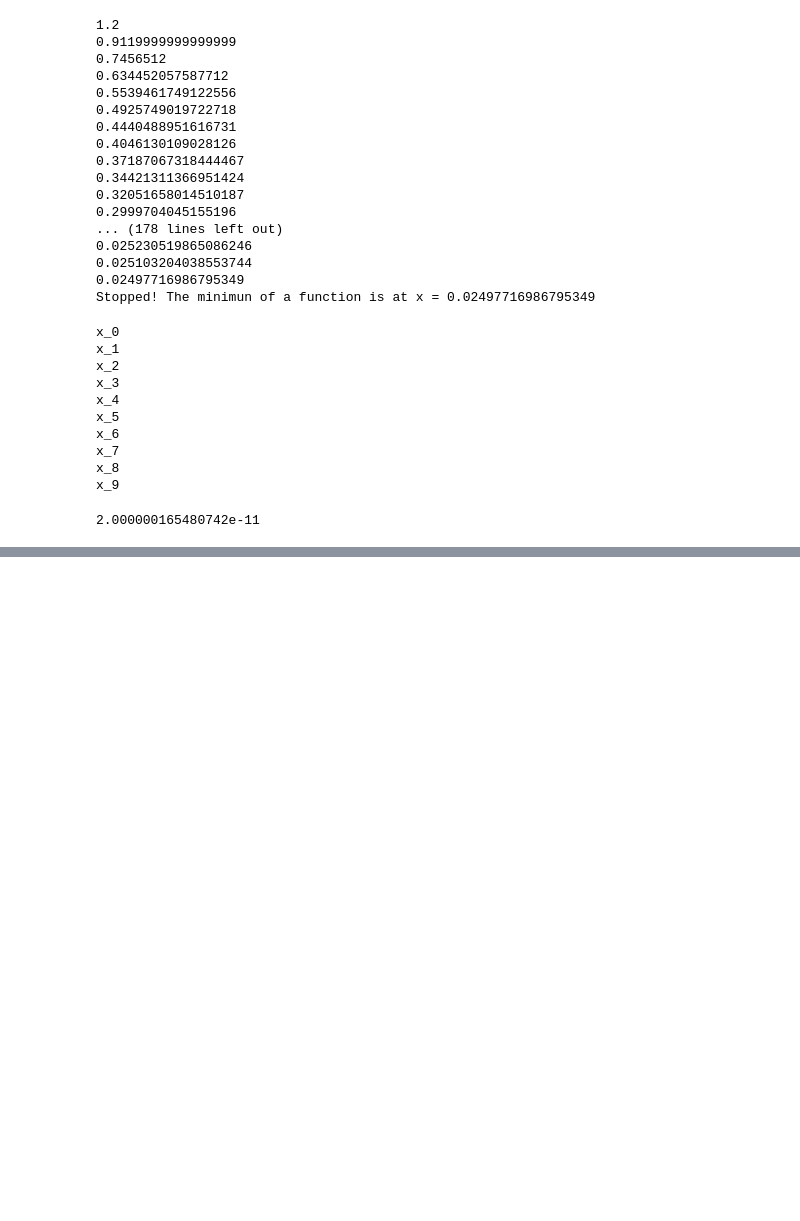
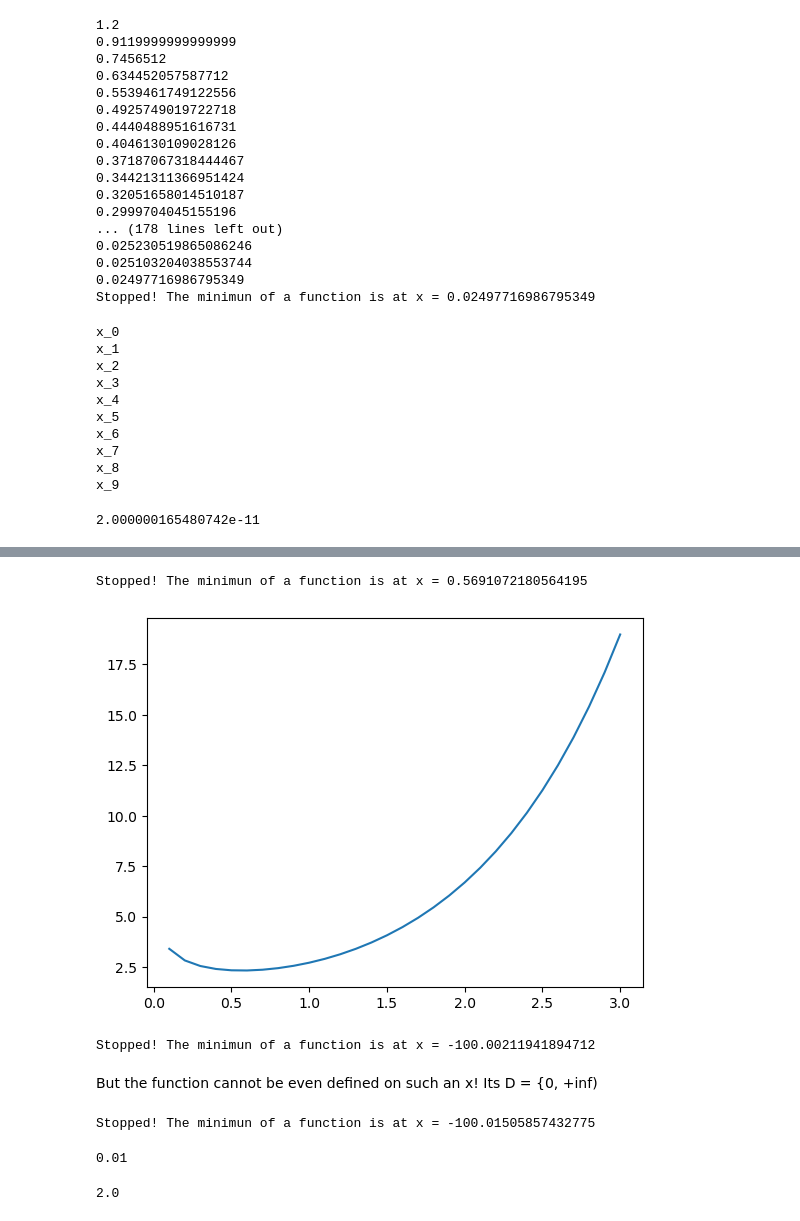
Before and after one commit to anasteisha26/FromScratch, a Jupyter notebook: GradientDescentByHand.ipynb, the cells around one changed output, grey strips where cells are left out. Cells and saved outputs as stored; diff of their text form; code cells hidden in the pictures; blank space fills up the shorter version.

```diff
--- a/GradientDescentByHand.ipynb
+++ b/GradientDescentByHand.ipynb
@@ -131,0 +207,64 @@ derivative(func)
+# %%
+accepted_region = 0.01
+alpha = 0.01
+x_old = 2
+
+while ((math.e**x_old) - (1/x_old)) > accepted_region:
+    x_old = x_old - (alpha * ((math.e**x_old) - (1/x_old)))
+    #print(x_old)
+else:
+    print(f'Stopped! The minimun of a function is at x = {x_old}')
+# %% [output]
+Stopped! The minimun of a function is at x = 0.5691072180564195
+# %%
+e = math.e
+# %%
+m = 0
+xs = []
+for i in range(30):
+    m += 0.1
+    xs.append(m)
+
+ys = []
+# %%
+for x in xs:
+    ys.append(e**x - math.log(x))
+# %%
+plt.plot(xs, ys)
+plt.show()
+# %% [output]
+[figure, added]
+# %%
+accepted_region = 0.01
+alpha = 1
+x_old = 3
+
+while ((math.e**x_old) - (1/x_old)) > accepted_region:
+    x_old = x_old - (alpha * ((math.e**x_old) - (1/x_old)))
+    #print(x_old)
+else:
+    print(f'Stopped! The minimun of a function is at x = {x_old}')
+# %% [output]
+Stopped! The minimun of a function is at x = -100.00211941894712
+# %% [markdown]
+But the function cannot be even defined on such an x! Its D = {0, +inf)
+# %%
+accepted_region = 0.01
+alpha = 2
+x_old = 2
+
+while ((math.e**x_old) - (1/x_old)) > accepted_region:
+    x_old = x_old - (alpha * ((math.e**x_old) - (1/x_old)))
+    #print(x_old)
+else:
+    print(f'Stopped! The minimun of a function is at x = {x_old}')
+# %% [output]
+Stopped! The minimun of a function is at x = -100.01505857432775
+# %%
+(math.e**(-100)) - (1/(-100))
+# %% [output]
+0.01
+# %%
+math.log(math.e**2)
+# %% [output]
+2.0
```
Also changed, not shown: parts of 22 cells of this notebook.
